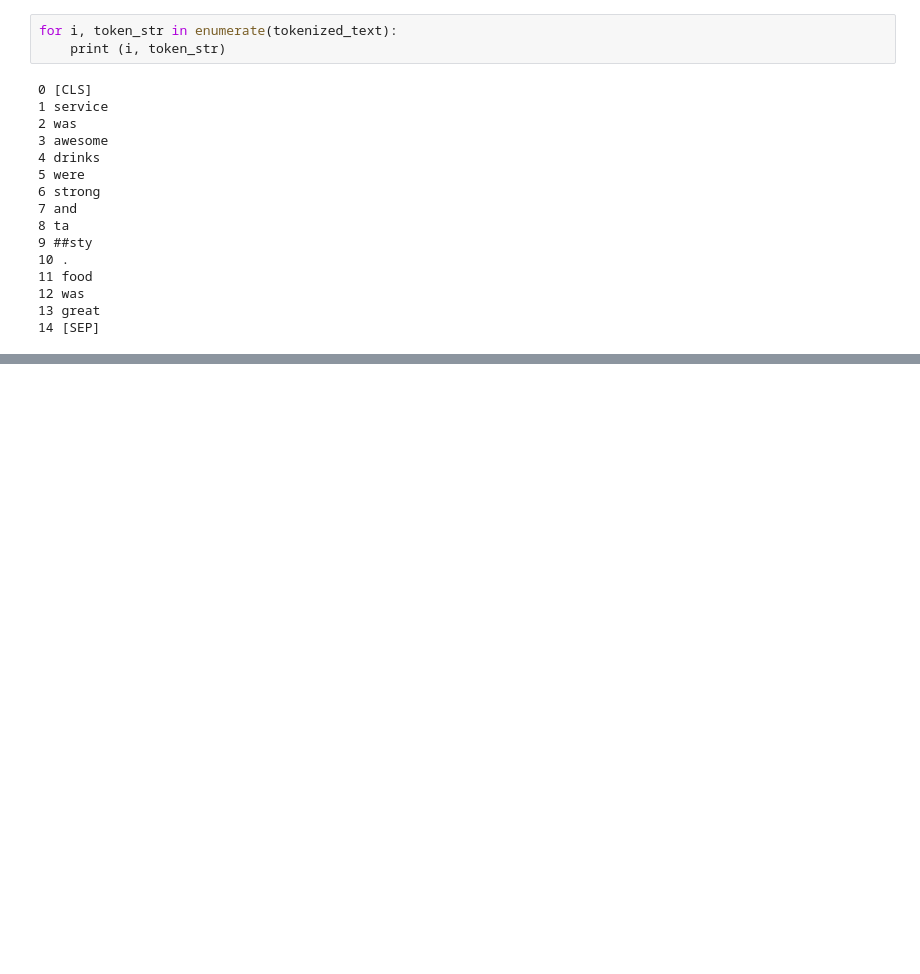
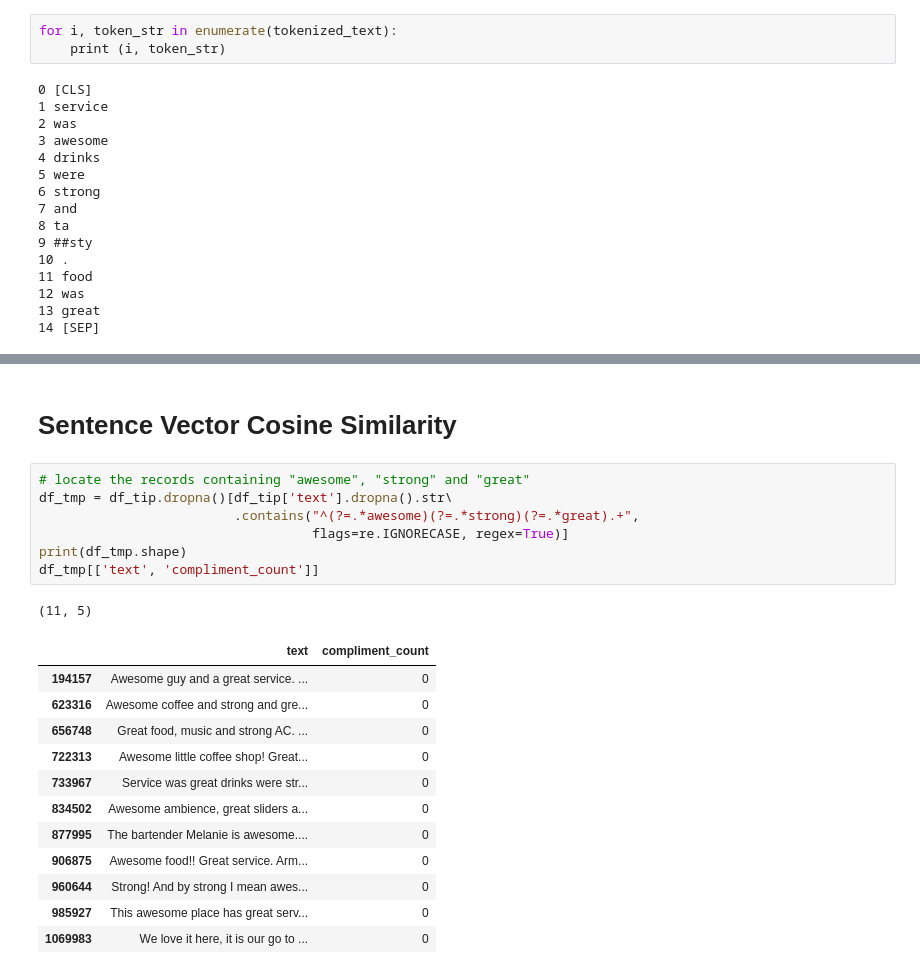
Before and after one commit to Nov05/yelp-dataset-challenge, a Jupyter notebook: notebooks/2019_12_10_BERT.ipynb, the cells around one changed output, grey strips where cells are left out. Cells and saved outputs as stored; diff of their text form; blank space fills up the shorter version.

```diff
--- a/notebooks/2019_12_10_BERT.ipynb
+++ b/notebooks/2019_12_10_BERT.ipynb
@@ -262,3 +296,26 @@ print('Vector similarity for *different* meanings:  %.2f' % diff_2)
 # %% [output]
 Vector similarity for  *similar*  meanings:  0.84
 Vector similarity for *different* meanings:  0.55
+# %% [markdown]
+# Sentence Vector Cosine Similarity
+# %%
+# locate the records containing "awesome", "strong" and "great"
+df_tmp = df_tip.dropna()[df_tip['text'].dropna().str\
+                         .contains("^(?=.*awesome)(?=.*strong)(?=.*great).+",
+                                   flags=re.IGNORECASE, regex=True)]
+print(df_tmp.shape)
+df_tmp[['text', 'compliment_count']]
+# %% [output]
+(11, 5)
+|  | text | compliment_count |
+| 194157 | Awesome guy and a great service. ... | 0 |
+| 623316 | Awesome coffee and strong and gre... | 0 |
+| 656748 | Great food, music and strong AC. ... | 0 |
+| 722313 | Awesome little coffee shop! Great... | 0 |
+| 733967 | Service was great drinks were str... | 0 |
+| 834502 | Awesome ambience, great sliders a... | 0 |
+| 877995 | The bartender Melanie is awesome.... | 0 |
+| 906875 | Awesome food!! Great service. Arm... | 0 |
+| 960644 | Strong! And by strong I mean awes... | 0 |
+| 985927 | This awesome place has great serv... | 0 |
+| 1069983 | We love it here, it is our go to ... | 0 |
```
Also changed, not shown: parts of 23 cells of this notebook.
